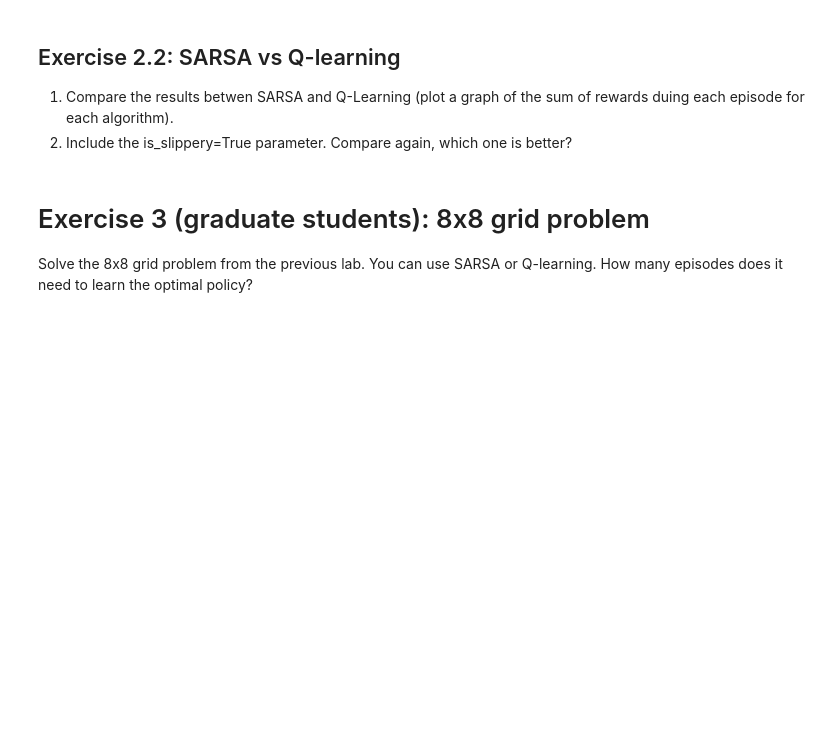
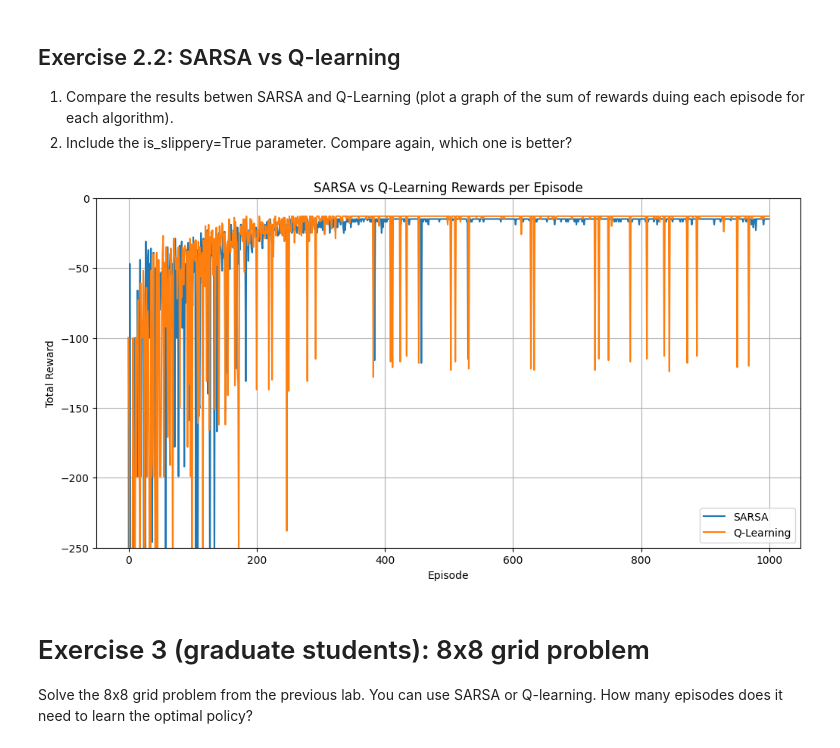
Before and after one commit to zaki-m-khan/CSE337-ReinforcementLearning, a Jupyter notebook: lab3_TD_Learning.ipynb, the cells around one changed output. Saved outputs shown, nothing was run; the diff lists cells and outputs as text; code cells hidden in the pictures; blank space fills up the shorter version.

```diff
--- a/lab3_TD_Learning.ipynb
+++ b/lab3_TD_Learning.ipynb
@@ -203,6 +295,28 @@ plot_policy(Q, "Q-Learning")
 ## Exercise 2.2: SARSA vs Q-learning
  1. Compare the results betwen SARSA and Q-Learning (plot a graph of the sum of rewards duing each episode for each algorithm).
  2. Include the is_slippery=True parameter. Compare again, which one is better?
+# %%
+import matplotlib.pyplot as plt
+
+plt.figure(figsize=(12, 6))
+if 'sarsaRewards' in globals():
+    plt.plot(sarsaRewards, label='SARSA')
+plt.plot(qLearnRewards, label='Q-Learning')
+plt.xlabel('Episode')
+plt.ylabel('Total Reward')
+plt.title('SARSA vs Q-Learning Rewards per Episode')
+plt.ylim([-250, 0])
+plt.legend()
+plt.grid(True)
+plt.show()
+'''
+ 2. Include the is_slippery=True parameter. Compare again, which one is better?
+
+Q-Learning
+
+'''
+# %% [output]
+[figure, added]
 # %% [markdown]
 # Exercise 3 (graduate students): 8x8 grid problem
 Solve the 8x8 grid problem from the previous lab. You can use SARSA or Q-learning. How many episodes does it need to learn the optimal policy?
```
Also changed, not shown: parts of 7 cells of this notebook.
